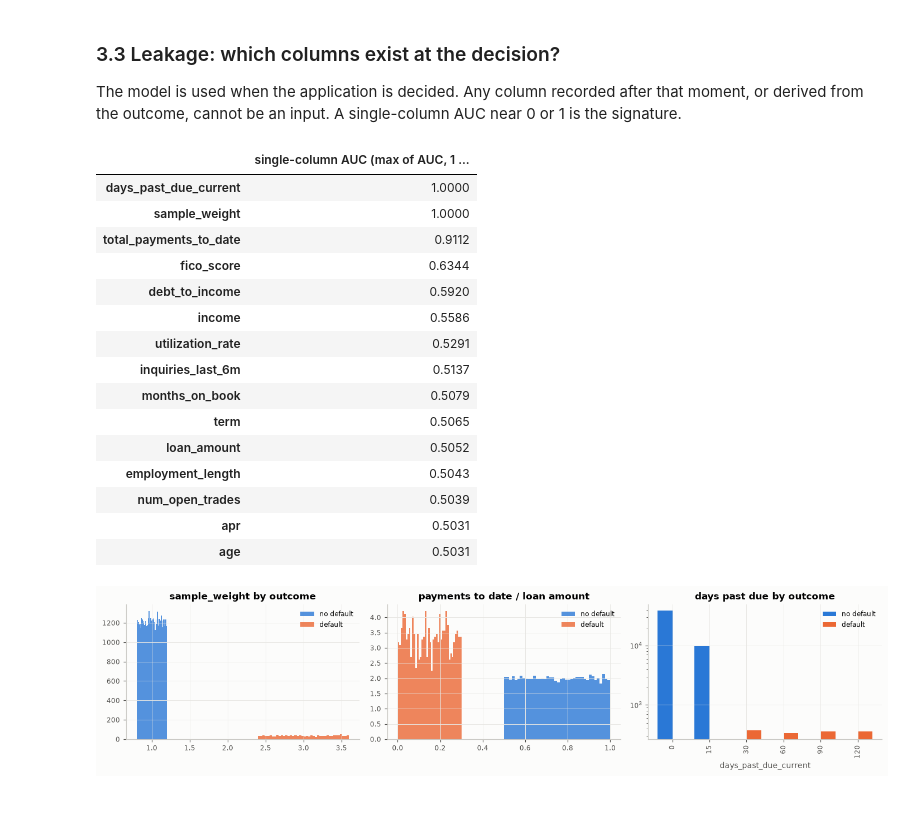
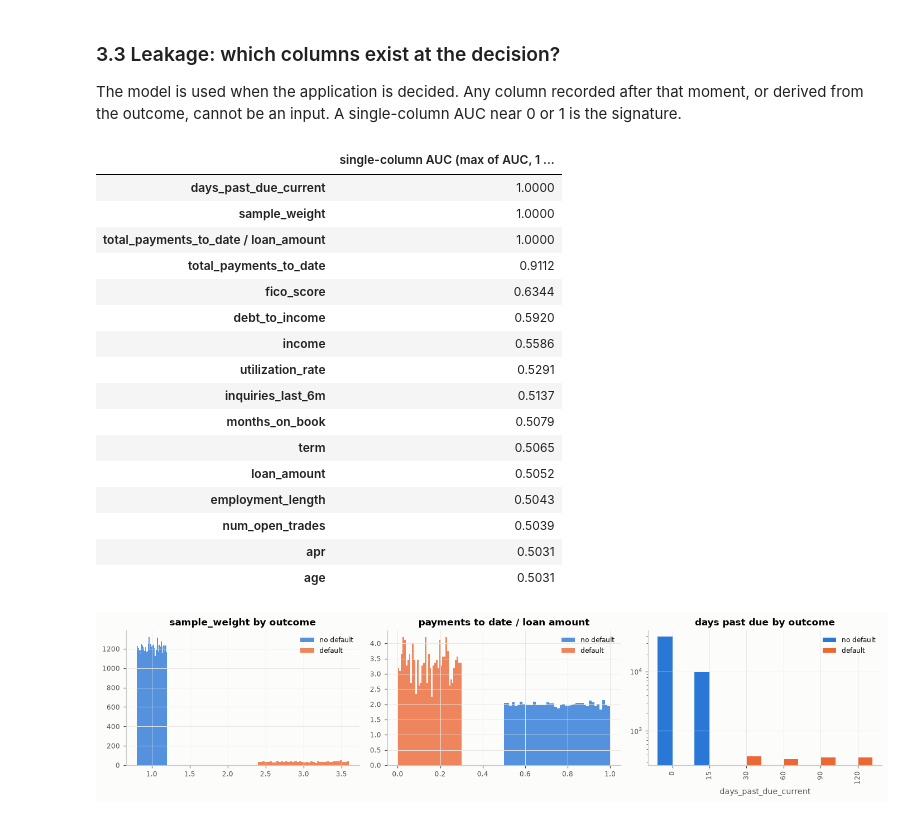
Before and after one commit to alessiot/credit-risk-modeling, a Jupyter notebook: notebooks/modeling.ipynb, the cells around one changed output. Drawn from its saved outputs; the diff is of its cells as text; code cells hidden in the pictures.

```diff
--- a/notebooks/modeling.ipynb
+++ b/notebooks/modeling.ipynb
@@ -436,18 +461,22 @@ signature.
 # %%
 single_auc = {}
 for col in [*NUMERIC_INPUTS, *LEAKAGE_COLUMNS, "age"]:
     s = clean[col] if col in clean else df[col]
     ok = s.notna()
     auc = binary_metrics(df.loc[ok, TARGET], s[ok].rank(pct=True))["roc_auc"]
     single_auc[col] = max(auc, 1 - auc)
+ratio = df["total_payments_to_date"] / df["loan_amount"]
+auc = binary_metrics(df[TARGET], ratio.rank(pct=True))["roc_auc"]
+single_auc["total_payments_to_date / loan_amount"] = max(auc, 1 - auc)
 leak_table = pd.Series(single_auc, name="single-column AUC (max of AUC, 1 - AUC)").sort_values(
     ascending=False
 )
 leak_table.to_frame()
 # %% [output]
 |  | single-column AUC (max of AUC, 1 ... |
 | days_past_due_current | 1.0000 |
 | sample_weight | 1.0000 |
+| total_payments_to_date / loan_amount | 1.0000 |
 | total_payments_to_date | 0.9112 |
 | fico_score | 0.6344 |
 | debt_to_income | 0.5920 |
```
Also changed, not shown: parts of 29 cells of this notebook, 23 other files.
